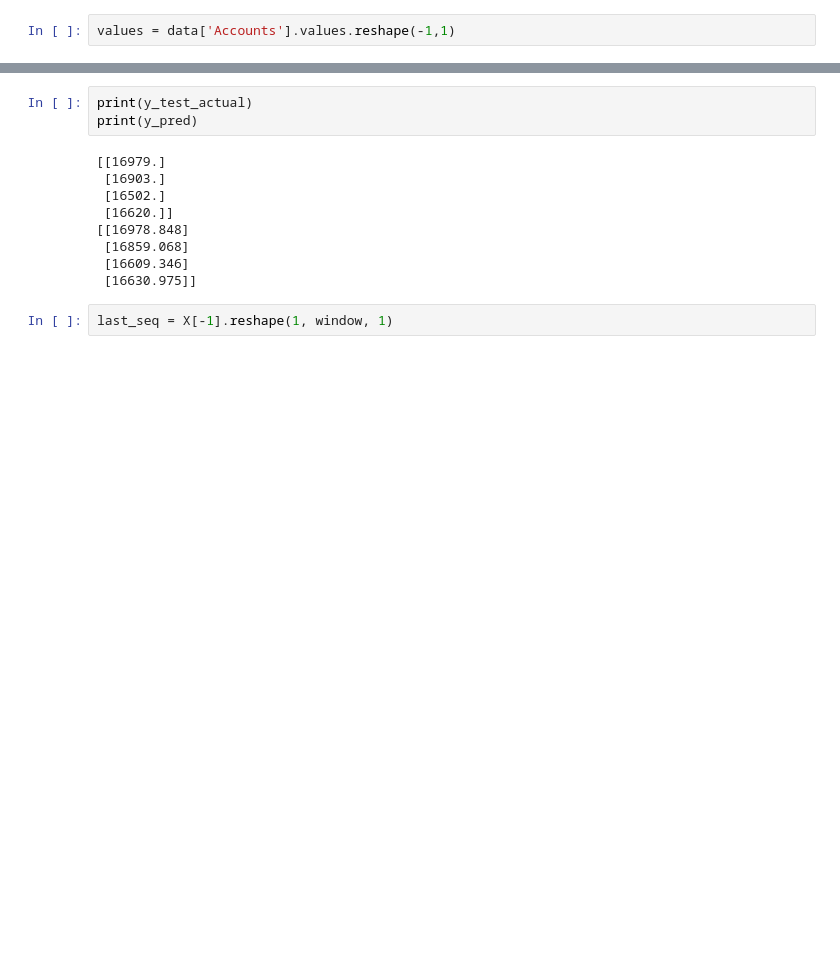
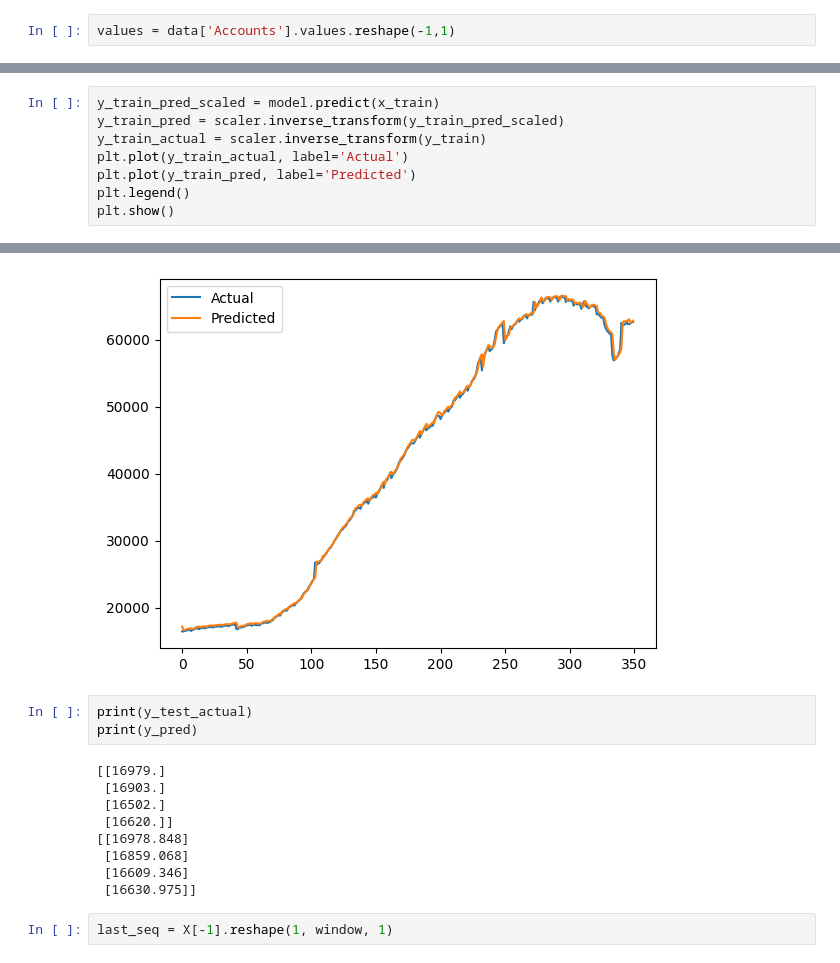
Before and after one commit to prasanna-venkatesh-m/RNN-Basics, a Jupyter notebook: RNN.ipynb, the cells around one changed output, grey strips where cells are left out. Cells and saved outputs as stored; diff of their text form; blank space fills up the shorter version.

```diff
--- a/RNN.ipynb
+++ b/RNN.ipynb
@@ -91,0 +109,9 @@ print(mean_absolute_error(y_pred, y_test_actual))
+# %%
+y_train_pred_scaled = model.predict(x_train)
+y_train_pred = scaler.inverse_transform(y_train_pred_scaled)
+y_train_actual = scaler.inverse_transform(y_train)
+plt.plot(y_train_actual, label='Actual')
+plt.plot(y_train_pred, label='Predicted')
+plt.legend()
+plt.show()
+# %% [output]
@@ -92,3 +119,4 @@ print(mean_absolute_error(y_pred, y_test_actual))
+[figure, added]
 # %%
 print(y_test_actual)
 print(y_pred)
```
Also changed, not shown: parts of 14 cells of this notebook.
